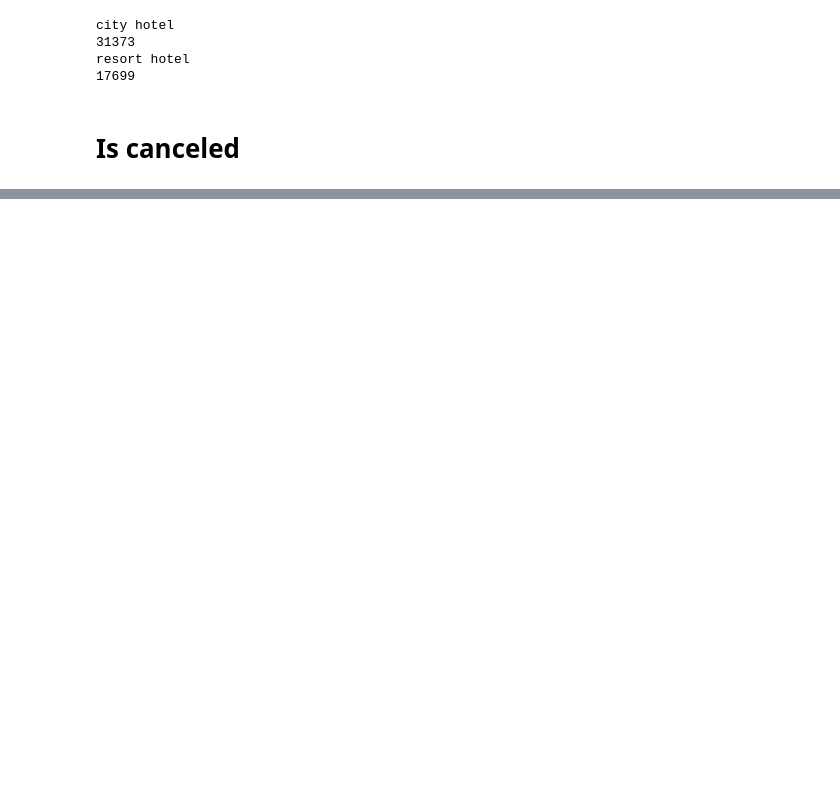
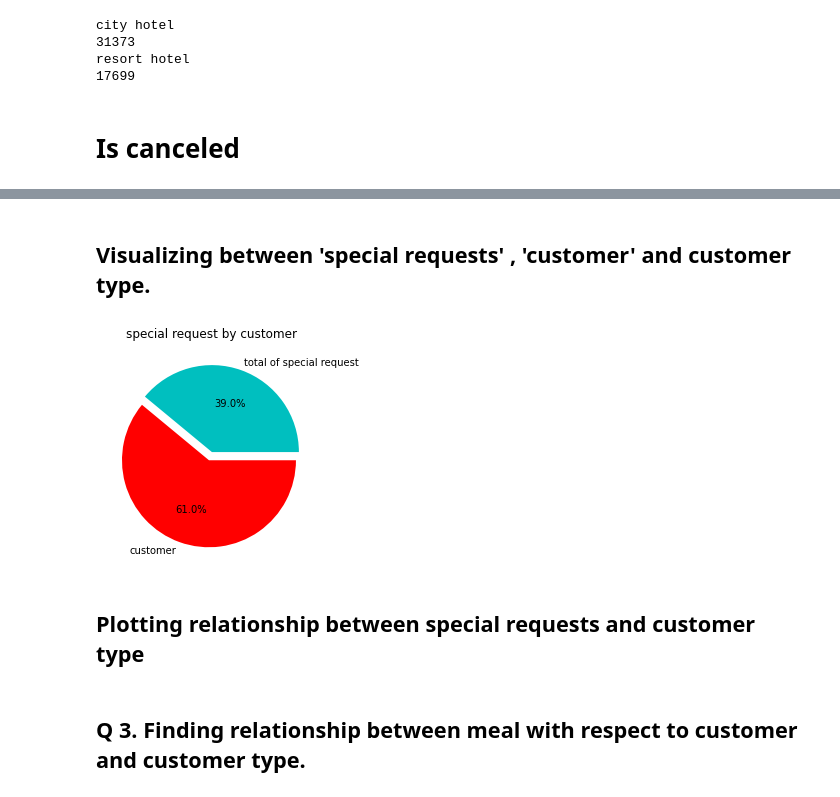
Before and after one commit to Ishansingh438/EDA-Hotel-Booking-Analysis-project, a Jupyter notebook: Ishan_Singh_Hotel_Booking_Analysis_Capstone_Project.ipynb, the cells around one changed output, grey strips where cells are left out. Drawn from its saved outputs; the diff is of its cells as text; code cells hidden in the pictures; blank space fills up the shorter version.

```diff
--- a/Ishan_Singh_Hotel_Booking_Analysis_Capstone_Project.ipynb
+++ b/Ishan_Singh_Hotel_Booking_Analysis_Capstone_Project.ipynb
@@ -320,0 +406,15 @@ Canceled: 3906
+# %% [markdown]
+## Visualizing between 'special requests' , 'customer' and customer type.
+# %%
+data = [31373, 49072]
+label = ['total of special request', 'customer']
+color = ['c', 'r']
+plt.pie(data, labels = label, colors = color, autopct='%1.1f%%', explode =[0, 0.1])
+plt.title('special request by customer')
+plt.show( )
+# %% [output]
+[figure, added]
+# %% [markdown]
+## Plotting relationship between special requests and customer type
+# %% [markdown]
+## Q 3. Finding relationship between meal with respect to customer and customer type.
```
Also changed, not shown: parts of 24 cells of this notebook.
